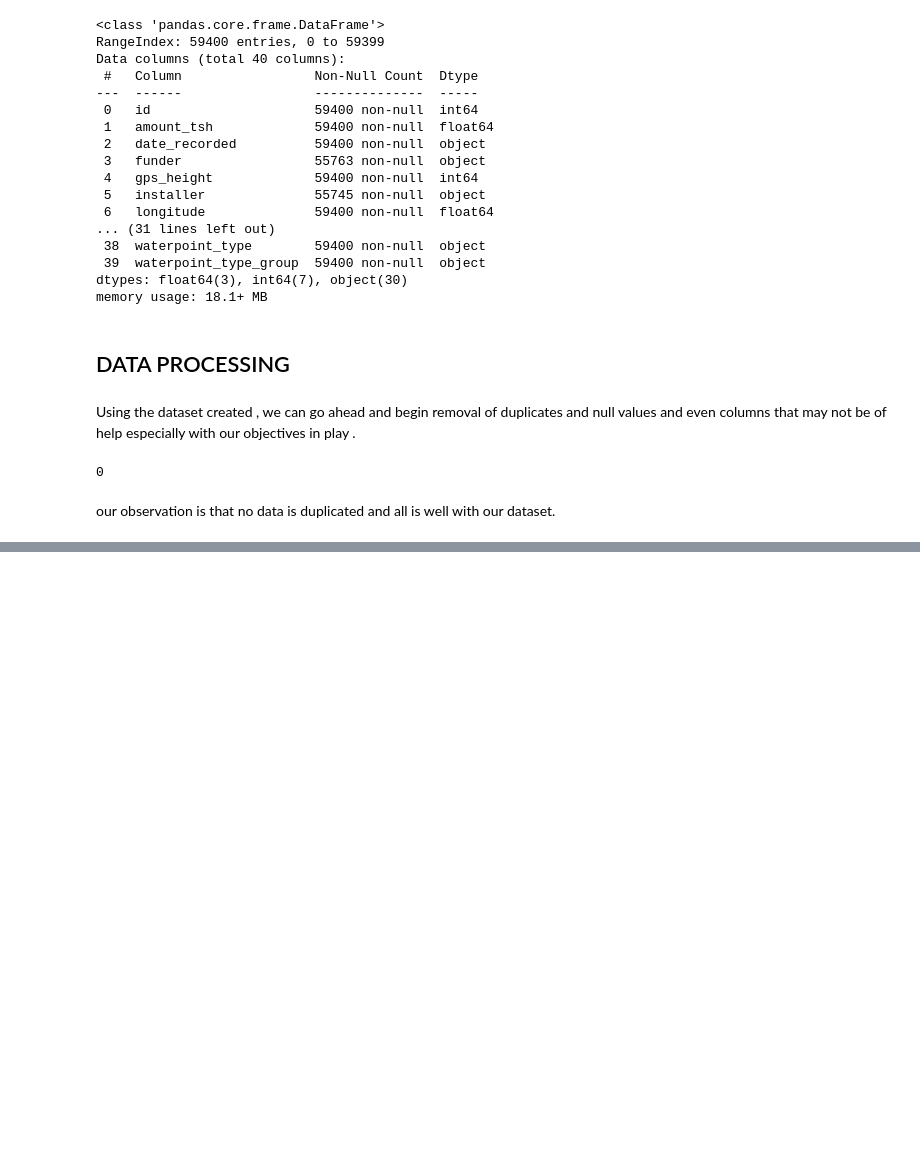
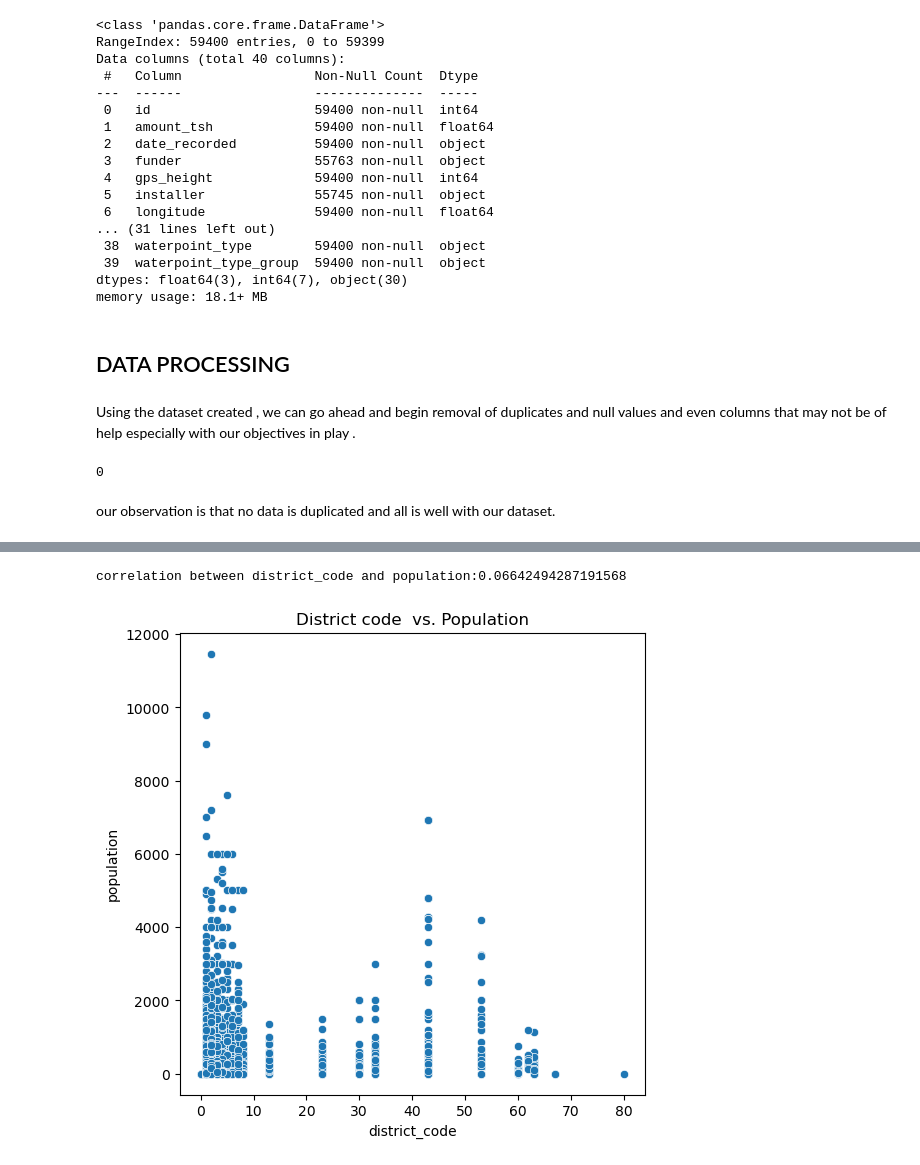
Before and after one commit to Rayez634/Project3, a Jupyter notebook: Water_supply.ipynb, the cells around one changed output, grey strips where cells are left out. Cells and saved outputs as stored; diff of their text form; code cells hidden in the pictures; blank space fills up the shorter version.

```diff
--- a/Water_supply.ipynb
+++ b/Water_supply.ipynb
@@ -111,0 +322,12 @@ our observation is that no data is duplicated and all is well with our dataset.
+# %%
+#Correlation between  'district_code' and 'population'
+correlation = df2['district_code'].corr(df2['population'])
+print(f'correlation between district_code and population:{correlation}')
+
+plt.figure(figsize=(6, 6))
+sns.scatterplot(x='district_code', y='population', data=df)
+plt.title('District code  vs. Population')
+plt.show()
+# %% [output]
+correlation between district_code and population:0.06642494287191568
+[figure, added]
```
Also changed, not shown: parts of 32 cells of this notebook, 1 other file.
